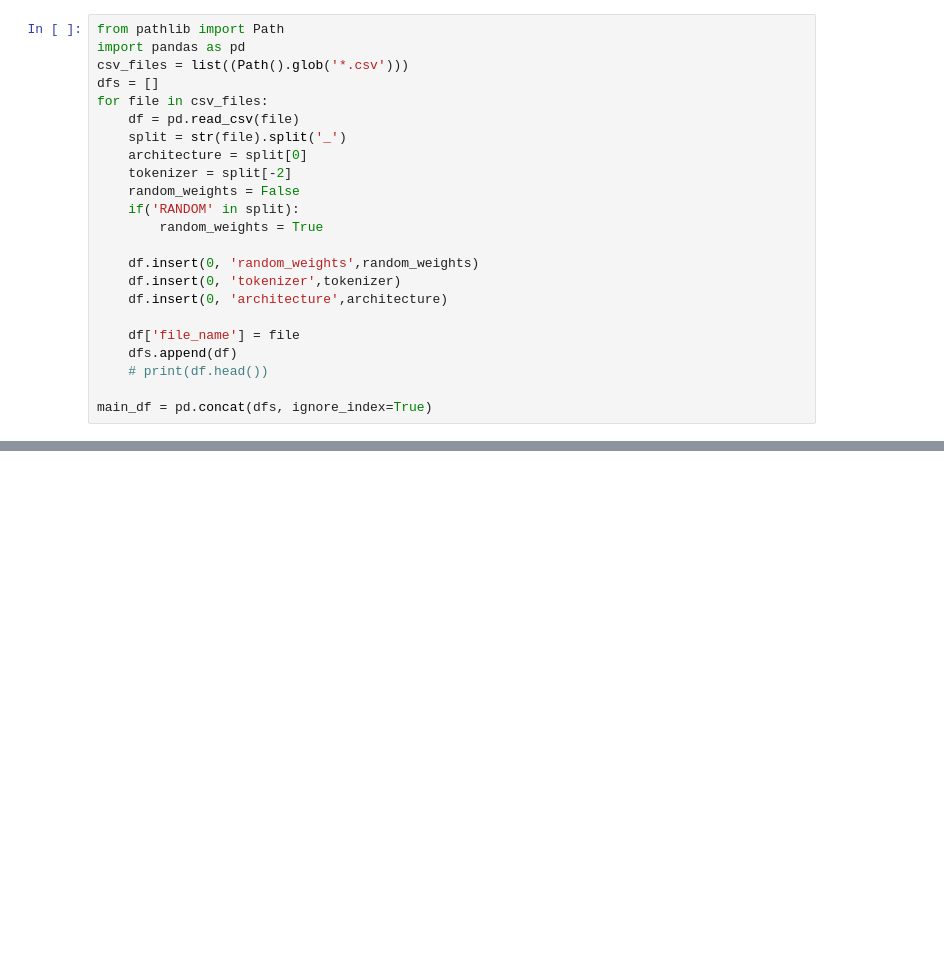
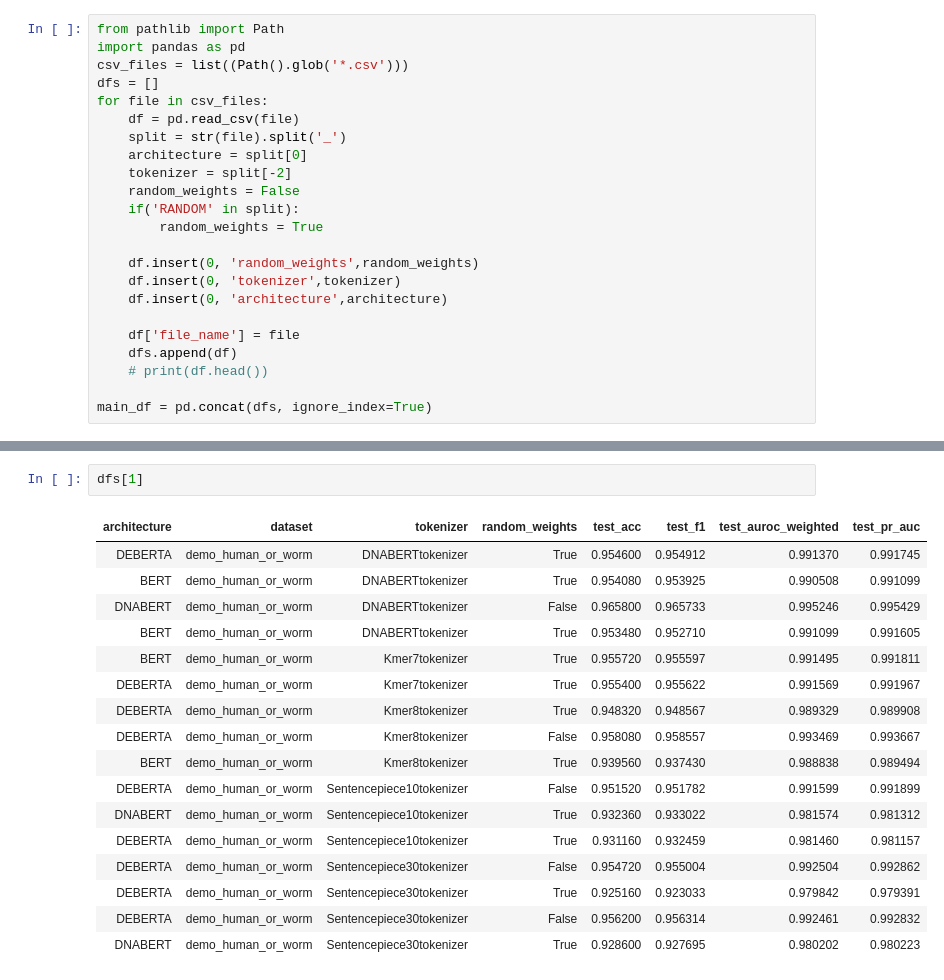
Before and after one commit to ML-Bioinfo-CEITEC/DNA-pretraining, a Jupyter notebook: experiments/genomic_benchmarks/20220803_training/Results_analysis.ipynb, the cells around one changed output, grey strips where cells are left out. Cells and saved outputs as stored; diff of their text form; blank space fills up the shorter version.

```diff
--- a/experiments/genomic_benchmarks/20220803_training/Results_analysis.ipynb
+++ b/experiments/genomic_benchmarks/20220803_training/Results_analysis.ipynb
@@ -43,0 +66,20 @@ main_df.iloc[main_df.groupby('dataset')['test_acc'].idxmax()]
+# %%
+dfs[1]
+# %% [output]
+| architecture | dataset | tokenizer | random_weights | test_acc | test_f1 | test_auroc_weighted | test_pr_auc |
+| DEBERTA | demo_human_or_worm | DNABERTtokenizer | True | 0.954600 | 0.954912 | 0.991370 | 0.991745 |
+| BERT | demo_human_or_worm | DNABERTtokenizer | True | 0.954080 | 0.953925 | 0.990508 | 0.991099 |
+| DNABERT | demo_human_or_worm | DNABERTtokenizer | False | 0.965800 | 0.965733 | 0.995246 | 0.995429 |
+| BERT | demo_human_or_worm | DNABERTtokenizer | True | 0.953480 | 0.952710 | 0.991099 | 0.991605 |
+| BERT | demo_human_or_worm | Kmer7tokenizer | True | 0.955720 | 0.955597 | 0.991495 | 0.991811 |
+| DEBERTA | demo_human_or_worm | Kmer7tokenizer | True | 0.955400 | 0.955622 | 0.991569 | 0.991967 |
+| DEBERTA | demo_human_or_worm | Kmer8tokenizer | True | 0.948320 | 0.948567 | 0.989329 | 0.989908 |
+| DEBERTA | demo_human_or_worm | Kmer8tokenizer | False | 0.958080 | 0.958557 | 0.993469 | 0.993667 |
+| BERT | demo_human_or_worm | Kmer8tokenizer | True | 0.939560 | 0.937430 | 0.988838 | 0.989494 |
+| DEBERTA | demo_human_or_worm | Sentencepiece10tokenizer | False | 0.951520 | 0.951782 | 0.991599 | 0.991899 |
+| DNABERT | demo_human_or_worm | Sentencepiece10tokenizer | True | 0.932360 | 0.933022 | 0.981574 | 0.981312 |
+| DEBERTA | demo_human_or_worm | Sentencepiece10tokenizer | True | 0.931160 | 0.932459 | 0.981460 | 0.981157 |
+| DEBERTA | demo_human_or_worm | Sentencepiece30tokenizer | False | 0.954720 | 0.955004 | 0.992504 | 0.992862 |
+| DEBERTA | demo_human_or_worm | Sentencepiece30tokenizer | True | 0.925160 | 0.923033 | 0.979842 | 0.979391 |
+| DEBERTA | demo_human_or_worm | Sentencepiece30tokenizer | False | 0.956200 | 0.956314 | 0.992461 | 0.992832 |
+| DNABERT | demo_human_or_worm | Sentencepiece30tokenizer | True | 0.928600 | 0.927695 | 0.980202 | 0.980223 |
```
Also changed, not shown: parts of 8 cells of this notebook, 2 other files.
